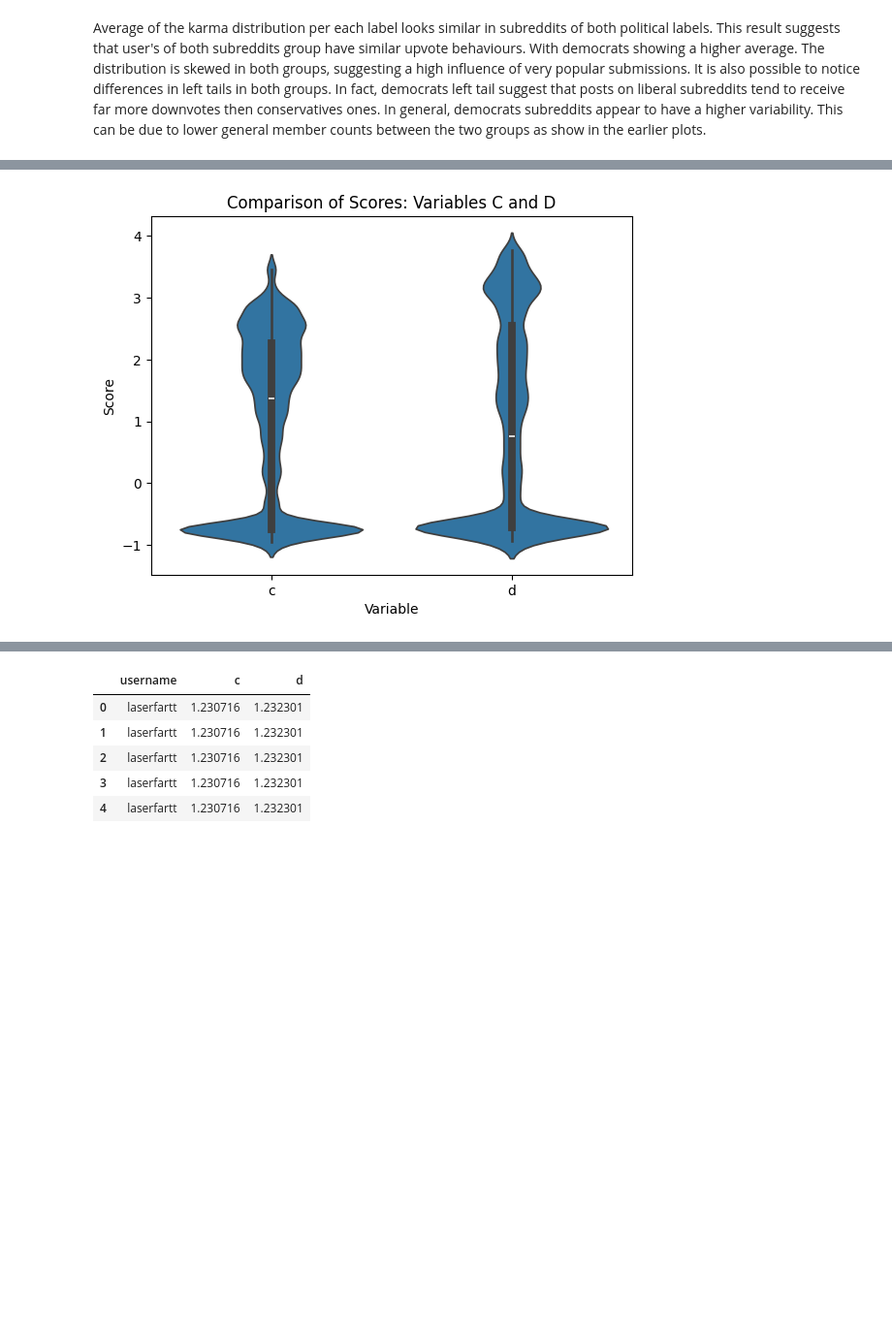
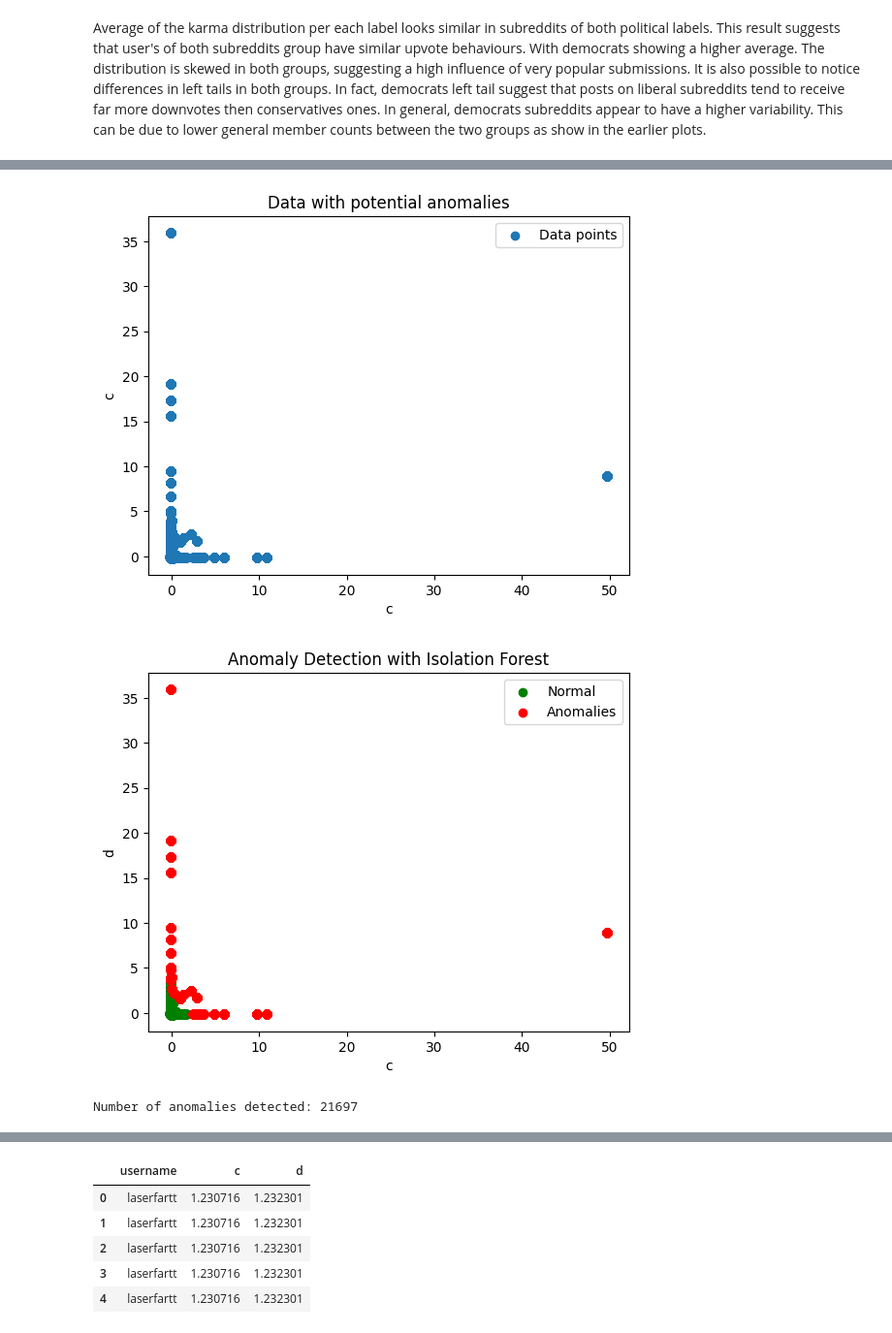
Before and after one commit to edo-lucio/predicting-political-view, a Jupyter notebook: nb.ipynb, the cells around one changed output, grey strips where cells are left out. Shown at 97% size. Cells and saved outputs as stored; diff of their text form; code cells hidden in the pictures; blank space fills up the shorter version.

Commit message:
added isolation tree

```diff
--- a/nb.ipynb
+++ b/nb.ipynb
@@ -207,13 +238,51 @@ transformed_data = add_party_scores(transformed_data)
+# %%
+import numpy as np
+import pandas as pd
+from sklearn.ensemble import IsolationForest
+import matplotlib.pyplot as plt
+
+plt.scatter(transformed_data_pivoted['c'], transformed_data_pivoted['d'], label='Data points')
+plt.title('Data with potential anomalies')
+plt.xlabel('c')
+plt.ylabel('c')
+plt.legend()
+plt.show()
+
+# Initialize and fit the Isolation Forest
+isolation_forest = IsolationForest(n_estimators=100, contamination=0.1, random_state=42)
+transformed_data_pivoted['anomaly_score'] = isolation_forest.fit_predict(transformed_data_pivoted[['c', 'd']])
+
+# Mark anomalies
+transformed_data_pivoted['is_anomaly'] = transformed_data_pivoted['anomaly_score'].apply(lambda x: 1 if x == -1 else 0)
+
+# Separate normal and anomalous points for visualization
+normal_points = transformed_data_pivoted[transformed_data_pivoted['is_anomaly'] == 0]
+anomalous_points = transformed_data_pivoted[transformed_data_pivoted['is_anomaly'] == 1]
+
+# Plot results
+plt.scatter(normal_points['c'], normal_points['d'], c='green', label='Normal')
+plt.scatter(anomalous_points['c'], anomalous_points['d'], c='red', label='Anomalies')
+plt.title('Anomaly Detection with Isolation Forest')
+plt.xlabel('c')
+plt.ylabel('d')
+plt.legend()
+plt.show()
+
+# Print results
+print("Number of anomalies detected:", anomalous_points.shape[0])
+# %% [output]
+[figure, added]
+[figure, added]
+Number of anomalies detected: 21697
 # %%
 import seaborn as sns
 import matplotlib.pyplot as plt
 
-df_melted = transformed_data[["c", "d"]].melt(var_name="Variable", value_name="Score")
+def violin_plot(df: pd.DataFrame, values: list, ylab: str = "Score"):
+    df_melted = df[values].melt(var_name="Variable", value_name="Score")
 
-sns.violinplot(data=df_melted, x="Variable", y="Score")
-plt.title("Comparison of Scores: Variables C and D")
-plt.xlabel("Variable")
-plt.ylabel("Score")
-plt.show()
+    sns.violinplot(data=df_melted, x="Variable", y="Score")
+    plt.title("Comparison of Scores: Variables C and D")
+    plt.xlabel("Party Scores")
+    plt.ylabel(ylab)
+    plt.show()
-# %% [output]
-[figure, removed]
```
Also changed, not shown: parts of 28 cells of this notebook.
